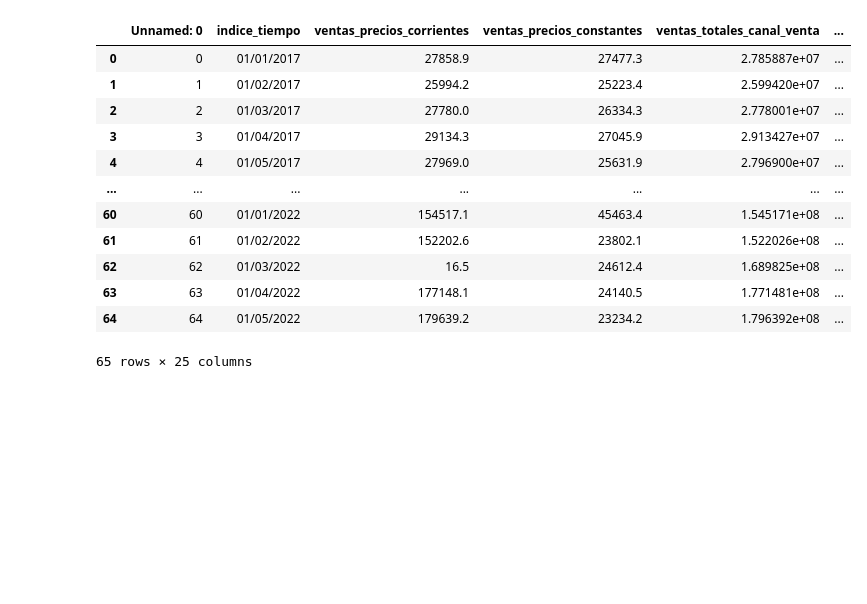
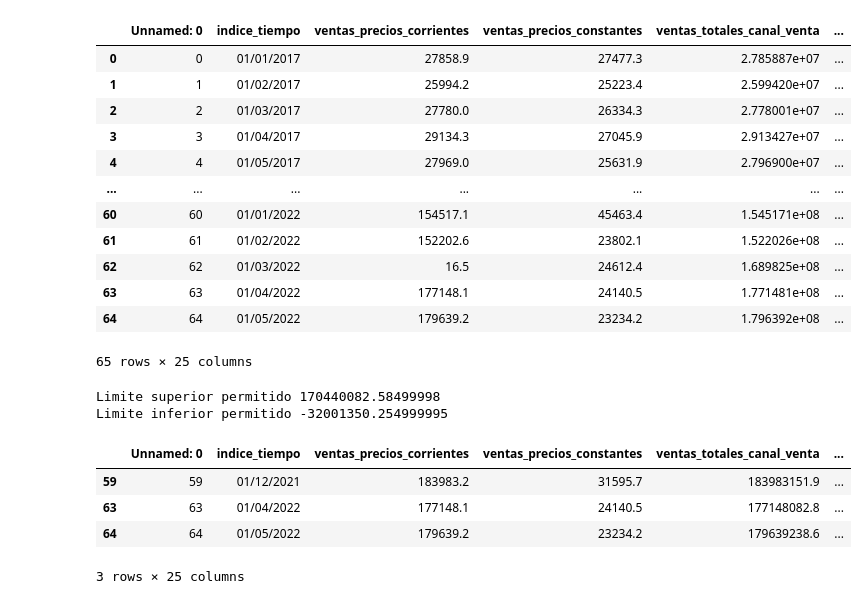
Before and after one commit to ElizabethCobos/Actividad3, a Jupyter notebook: Actividad3.ipynb, the cells around one changed output. Cells and saved outputs as stored; diff of their text form; code cells hidden in the pictures; blank space fills up the shorter version.

```diff
--- a/Actividad3.ipynb
+++ b/Actividad3.ipynb
@@ -869,3 +869,30 @@ data_clean_iqr
 | 63 | 63 | 01/04/2022 | 177148.1 | 24140.5 | 1.771481e+08 | ... |
 | 64 | 64 | 01/05/2022 | 179639.2 | 23234.2 | 1.796392e+08 | ... |
 65 rows × 25 columns
+# %%
+#SALON VENTAS
+
+#Método aplicando Cuartiles. Encuentro cuartiles 0.25 y 0.75
+y=data_fil["salon_ventas"]
+
+percentile25=y.quantile(0.25) #Q1
+percentile75=y.quantile(0.75) #Q3
+iqr= percentile75 - percentile25
+
+Limite_Superior_iqr= percentile75 + 1.5*iqr
+Limite_Inferior_iqr= percentile25 - 1.5*iqr
+print("Limite superior permitido", Limite_Superior_iqr)
+print("Limite inferior permitido", Limite_Inferior_iqr)
+# %% [output]
+Limite superior permitido 170440082.58499998
+Limite inferior permitido -32001350.254999995
+# %%
+#Encontramos Ouliers
+outliers_iqr= data_fil[(y>Limite_Superior_iqr)|(y<Limite_Inferior_iqr)]
+outliers_iqr
+# %% [output]
+|  | Unnamed: 0 | indice_tiempo | ventas_precios_corrientes | ventas_precios_constantes | ventas_totales_canal_venta | ... |
+| 59 | 59 | 01/12/2021 | 183983.2 | 31595.7 | 183983151.9 | ... |
+| 63 | 63 | 01/04/2022 | 177148.1 | 24140.5 | 177148082.8 | ... |
+| 64 | 64 | 01/05/2022 | 179639.2 | 23234.2 | 179639238.6 | ... |
+3 rows × 25 columns
```
Also changed, not shown: parts of 1 cell of this notebook.
